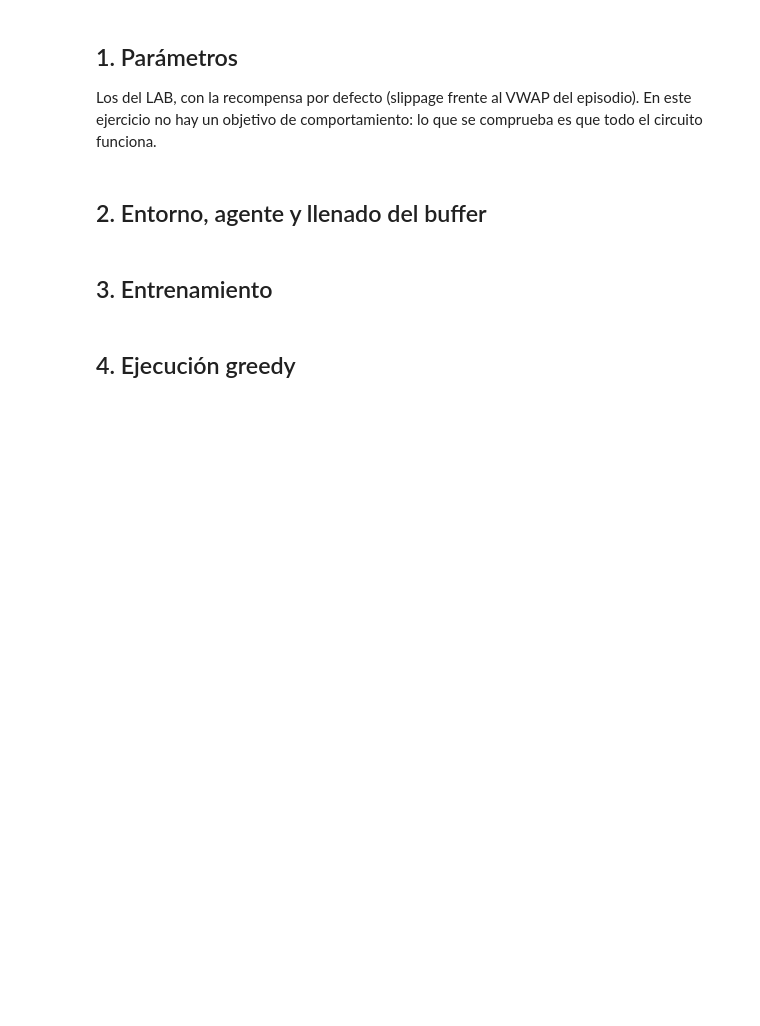
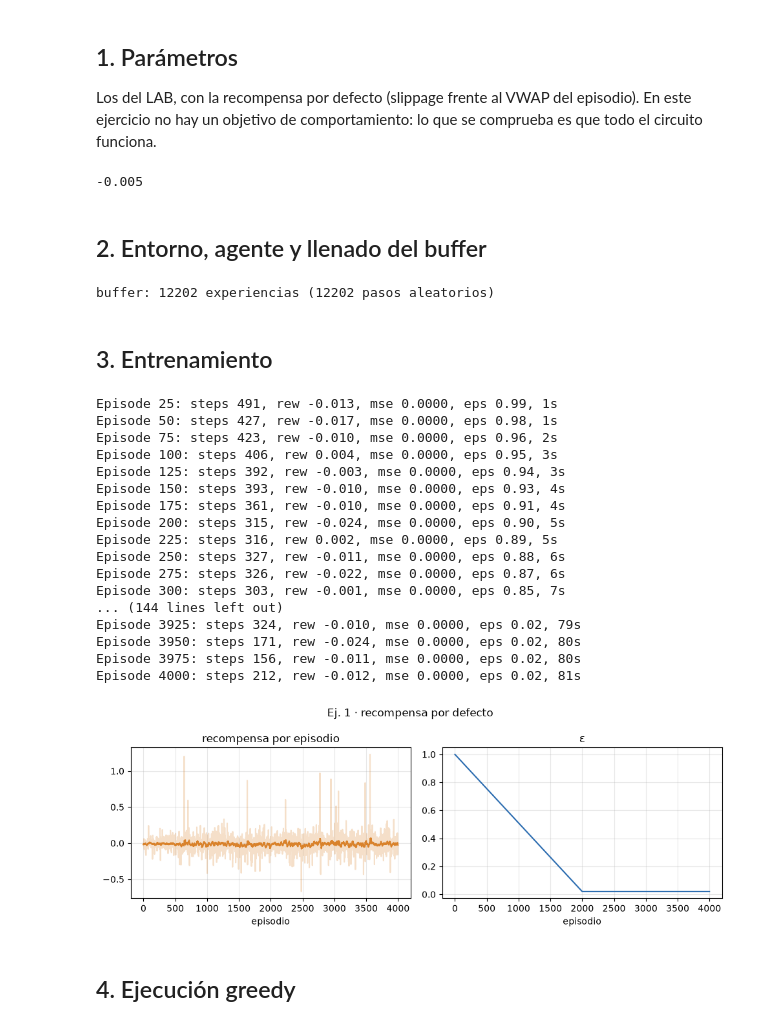
Before and after one commit to Romequinco/rl-execution-agents, a Jupyter notebook: notebooks/ej1_execution_lab.ipynb, the cells around one changed output. Saved outputs shown, nothing was run; the diff lists cells and outputs as text; code cells hidden in the pictures; blank space fills up the shorter version.

```diff
--- a/notebooks/ej1_execution_lab.ipynb
+++ b/notebooks/ej1_execution_lab.ipynb
@@ -36,18 +39,26 @@ print(dt.summary(DATA)); print(len(GRID), "episodios de evaluación")
 Los del LAB, con la recompensa por defecto (slippage frente al VWAP del episodio). En este ejercicio no hay un objetivo de comportamiento: lo que se comprueba es que todo el circuito funciona.
 # %%
 # Agent params
-epsilon, min_epsilon = 1.0, 0.05
+epsilon, min_epsilon = 1.0, 0.02
 gamma = 0.99
 alpha = 1e-3
 buffer_size = 50_000
 batch_size = 64
-hidden_neurons = 32
+hidden_neurons = 64
 # Training params
-nepisodes = 300
+nepisodes = 4000
 epsilon_decay = (epsilon - min_epsilon) / (0.5 * nepisodes)   # llega al mínimo a mitad de entrenamiento
 learn_after = batch_size
 update_target_after = 10 * learn_after
 SEED = 0
+# %%
+from types import SimpleNamespace
+
+print(rw.Default().done(
+    SimpleNamespace(vol_care=50, exec_vol=25)
+))
+# %% [output]
+-0.005
 # %% [markdown]
 ## 2. Entorno, agente y llenado del buffer
 # %%
@@ -57,13 +68,34 @@ agent = DDQNAgent(env, gamma=gamma, epsilon=epsilon, alpha=alpha, batch_size=bat
                   buffer_size=buffer_size, hidden_neurons=hidden_neurons, seed=SEED)
 steps = pr.fill_buffer(agent, env, n_episodes=25)
 print(f"buffer: {len(agent.buffer)} experiencias ({steps} pasos aleatorios)")
+# %% [output]
+buffer: 12202 experiencias (12202 pasos aleatorios)
 # %% [markdown]
 ## 3. Entrenamiento
 # %%
 ep, ev = pr.train(agent, env, nepisodes, ex.LinearDecay(epsilon, min_epsilon, epsilon_decay),
-                  learn_after=learn_after, update_target_after=update_target_after, log_every=50)
+                  learn_after=learn_after, update_target_after=update_target_after, log_every=25)
 pr.save_df(ep, "ej1_train")
 pl.plot_training(ep, title="Ej. 1 · recompensa por defecto", save="ej1_training");
+# %% [output]
+Episode 25: steps 491, rew -0.013, mse 0.0000, eps 0.99, 1s
+Episode 50: steps 427, rew -0.017, mse 0.0000, eps 0.98, 1s
+Episode 75: steps 423, rew -0.010, mse 0.0000, eps 0.96, 2s
+Episode 100: steps 406, rew 0.004, mse 0.0000, eps 0.95, 3s
+Episode 125: steps 392, rew -0.003, mse 0.0000, eps 0.94, 3s
+Episode 150: steps 393, rew -0.010, mse 0.0000, eps 0.93, 4s
+Episode 175: steps 361, rew -0.010, mse 0.0000, eps 0.91, 4s
+Episode 200: steps 315, rew -0.024, mse 0.0000, eps 0.90, 5s
+Episode 225: steps 316, rew 0.002, mse 0.0000, eps 0.89, 5s
+Episode 250: steps 327, rew -0.011, mse 0.0000, eps 0.88, 6s
+Episode 275: steps 326, rew -0.022, mse 0.0000, eps 0.87, 6s
+Episode 300: steps 303, rew -0.001, mse 0.0000, eps 0.85, 7s
+... (144 lines left out)
+Episode 3925: steps 324, rew -0.010, mse 0.0000, eps 0.02, 79s
+Episode 3950: steps 171, rew -0.024, mse 0.0000, eps 0.02, 80s
+Episode 3975: steps 156, rew -0.011, mse 0.0000, eps 0.02, 80s
+Episode 4000: steps 212, rew -0.012, mse 0.0000, eps 0.02, 81s
+[figure, added]
 # %% [markdown]
 ## 4. Ejecución greedy
 # %%
```
Also changed, not shown: parts of 3 cells of this notebook, 7 other files.
